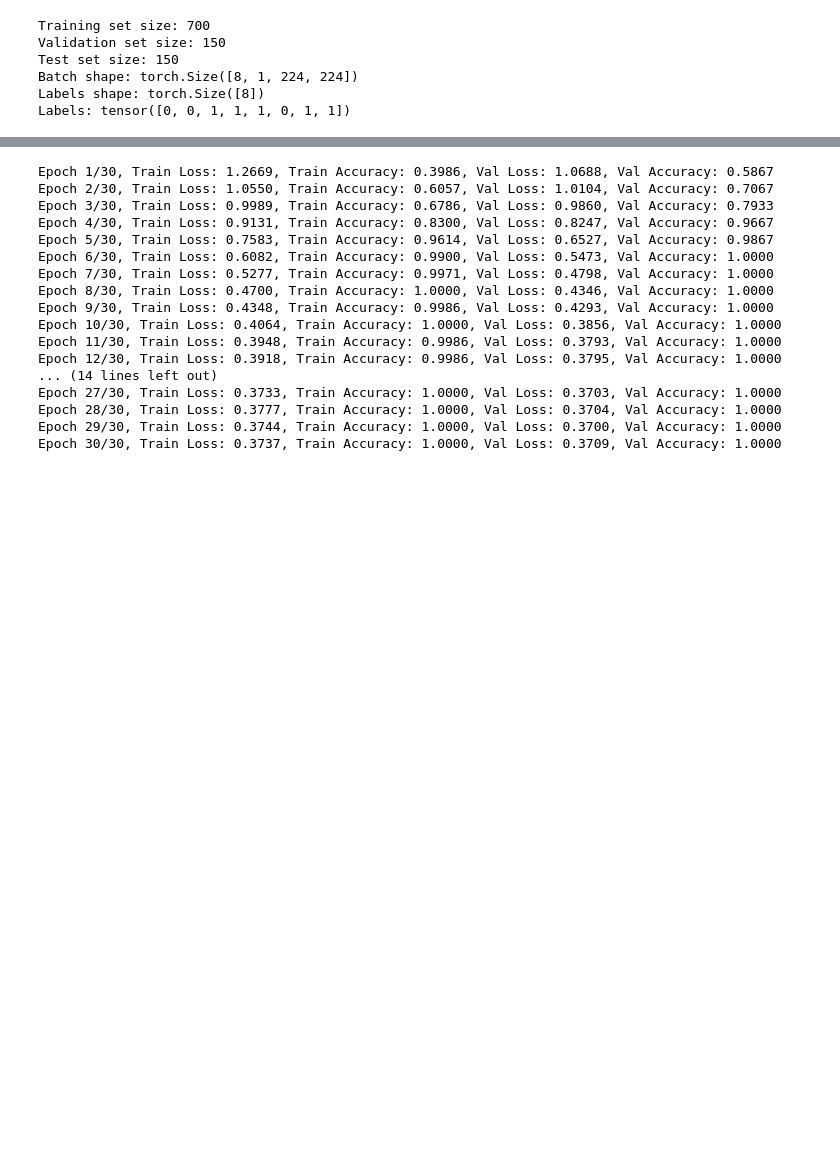
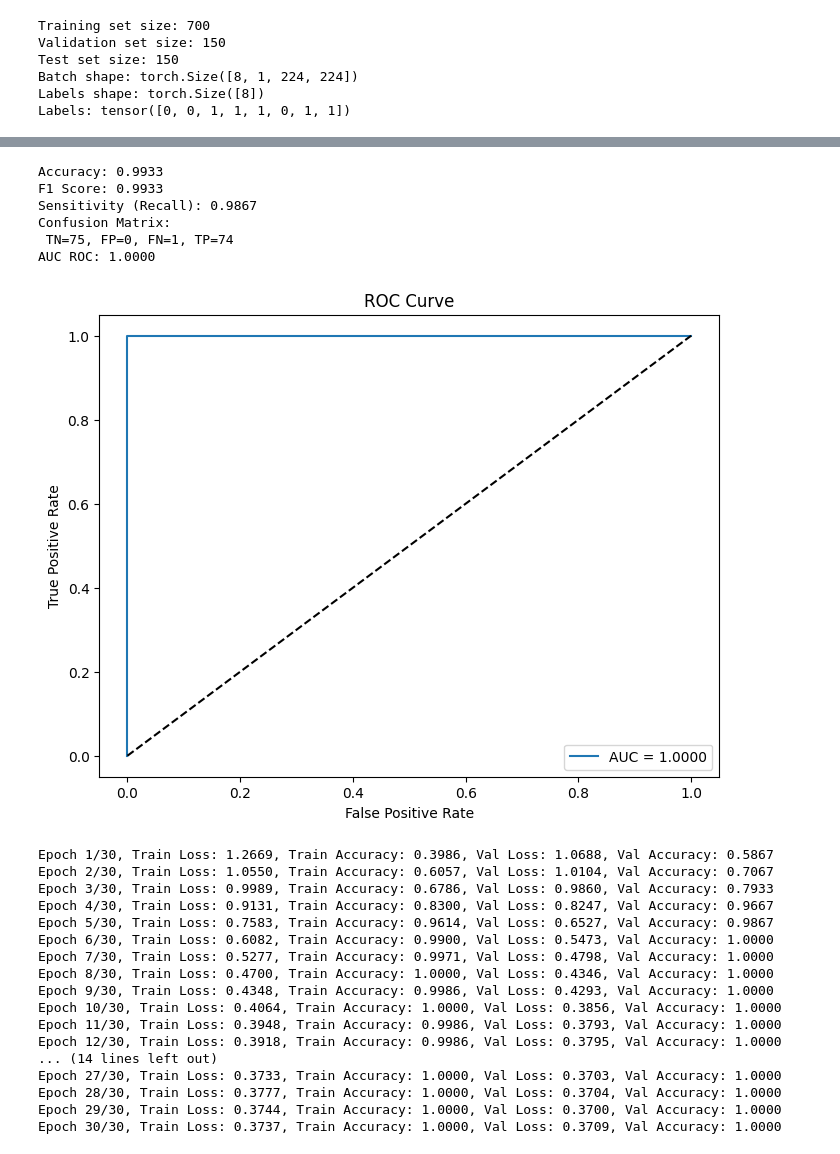
Before and after one commit to rm-rf-humans/QNN, a Jupyter notebook: H_QNNs.ipynb, the cells around one changed output, grey strips where cells are left out. Saved outputs shown, nothing was run; the diff lists cells and outputs as text; code cells hidden in the pictures; blank space fills up the shorter version.

```diff
--- a/H_QNNs.ipynb
+++ b/H_QNNs.ipynb
@@ -431,3 +502,13 @@ test_single_image(model, val_dataset_new, test_index)
+# %%
+evaluate_model(model, test_loader, device)
+# %% [output]
+Accuracy: 0.9933
+F1 Score: 0.9933
+Sensitivity (Recall): 0.9867
+Confusion Matrix:
+ TN=75, FP=0, FN=1, TP=74
+AUC ROC: 1.0000
+[figure, added]
 # %%
 class ClassicalFeatureExtractor(nn.Module):
     def __init__(self):
```
Also changed, not shown: parts of 5 cells of this notebook.
